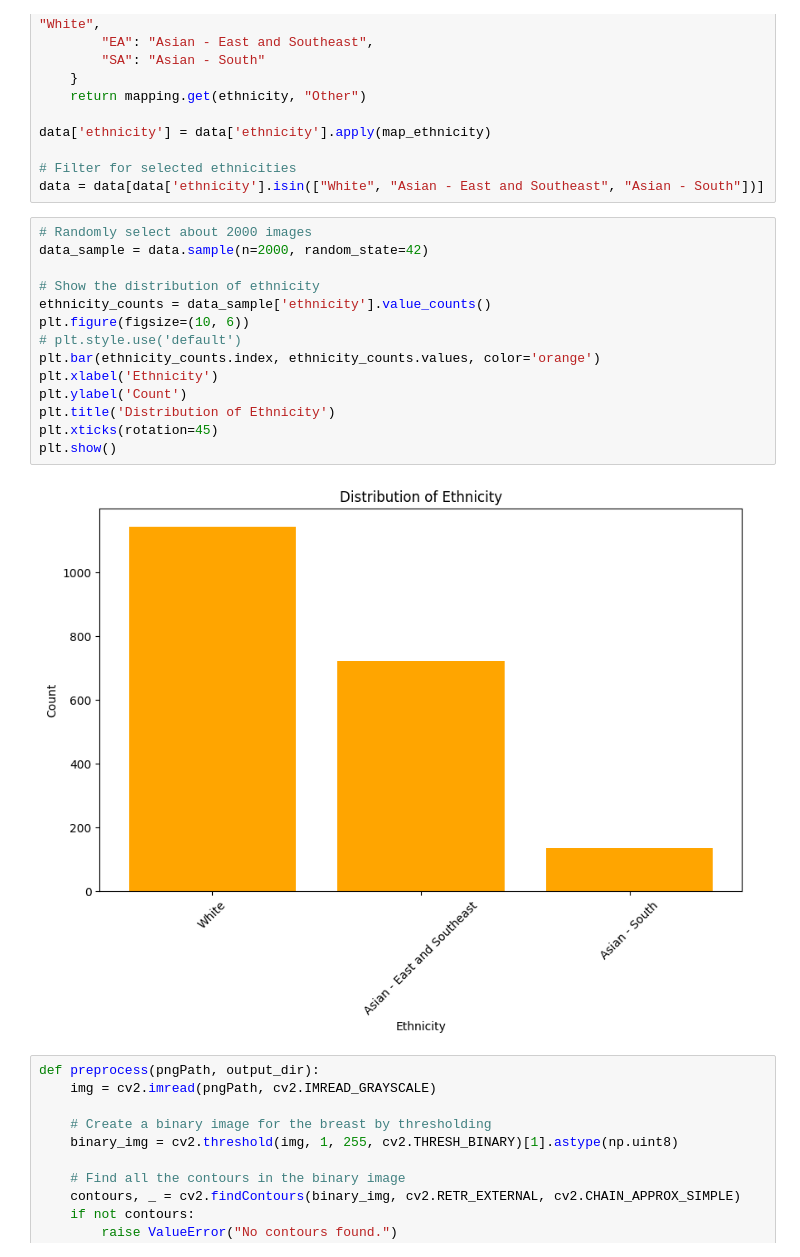
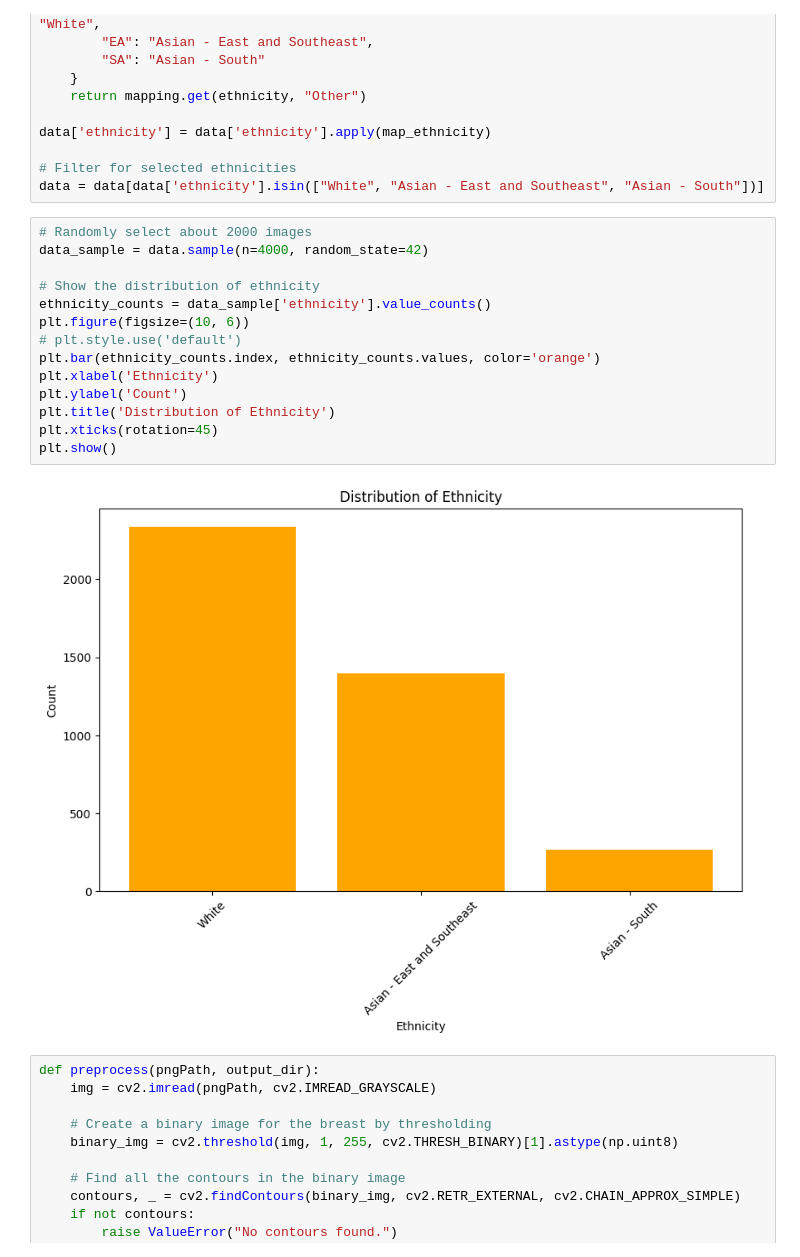
Before and after one commit to Ollivvt/AI-ethnicity-med-image, a Jupyter notebook: Mammo/Mammo_ResNet50_sample1000_0116.ipynb, the cells around one changed output. Saved outputs shown, nothing was run; the diff lists cells and outputs as text.

Commit message:
LCC only | Sample 4280 | Resampling | 3 classes | PNG

```diff
--- a/Mammo/Mammo_ResNet50_sample1000_0116.ipynb
+++ b/Mammo/Mammo_ResNet50_sample1000_0116.ipynb
@@ -60,20 +54,20 @@ data['ethnicity'] = data['ethnicity'].apply(map_ethnicity)
 data = data[data['ethnicity'].isin(["White", "Asian - East and Southeast", "Asian - South"])]
 # %%
 # Randomly select about 2000 images
-data_sample = data.sample(n=2000, random_state=42)
+data_sample = data.sample(n=4000, random_state=42)
 
 # Show the distribution of ethnicity
 ethnicity_counts = data_sample['ethnicity'].value_counts()
 plt.figure(figsize=(10, 6))
 # plt.style.use('default')
 plt.bar(ethnicity_counts.index, ethnicity_counts.values, color='orange')
 plt.xlabel('Ethnicity')
 plt.ylabel('Count')
 plt.title('Distribution of Ethnicity')
 plt.xticks(rotation=45)
 plt.show()
 # %% [output]
-[figure, old version]
+[figure, new version]
 # %%
 def preprocess(pngPath, output_dir):
     img = cv2.imread(pngPath, cv2.IMREAD_GRAYSCALE)
```
Also changed, not shown: parts of 18 cells of this notebook.
